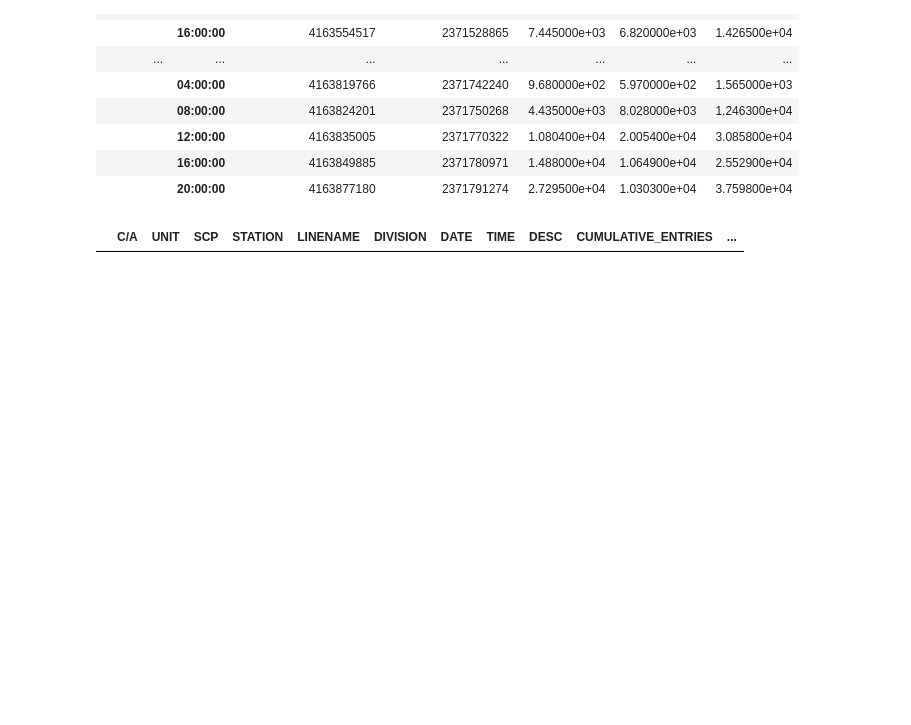
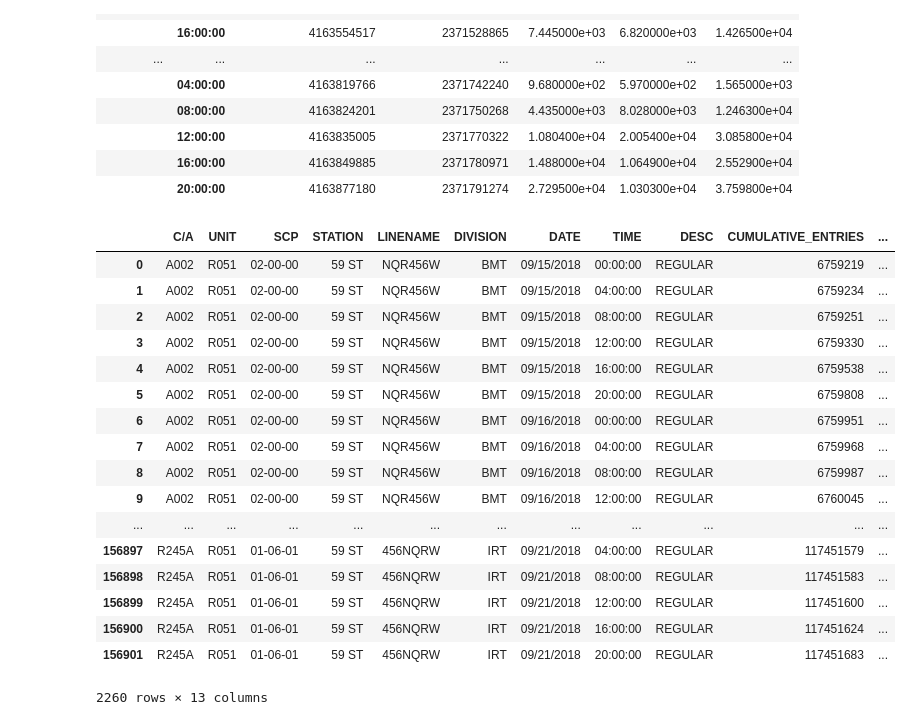
Before and after one commit to dynogravelso/benson_group_2, a Jupyter notebook: Data exploration.ipynb, the cells around one changed output. Cells and saved outputs as stored; diff of their text form; code cells hidden in the pictures; blank space fills up the shorter version.

```diff
--- a/Data exploration.ipynb
+++ b/Data exploration.ipynb
@@ -110,19 +79,37 @@ df3.dropna(how = 'any')
 |  | 16:00:00 | 4163849885 | 2371780971 | 1.488000e+04 | 1.064900e+04 | 2.552900e+04 |
 |  | 20:00:00 | 4163877180 | 2371791274 | 2.729500e+04 | 1.030300e+04 | 3.759800e+04 |
 # %%
-df4 = df
+df_59_ST = df[df['STATION'] == '59 ST'].copy()
 
-df4 = df4[(df4['STATION'] == '59 ST') & (df4['SCP'] == '02-00-01')].copy()
+good_times = ['00:00:00', '04:00:00', '08:00:00', '12:00:00', '16:00:00', '20:00:00']
 
-df4['NET_ENTRIES'] = df4['CUMULATIVE_ENTRIES'].diff()
+df_59_ST['NET_ENTRIES'] = df_59_ST['CUMULATIVE_ENTRIES'].diff()
+df_59_ST['NET_EXITS'] = df_59_ST['CUMULATIVE_EXITS'].diff()
 
-df4
+df_59_ST
 
 # df4 = df4['CUMULATIVE_ENTRIES']
 
 # import matplotlib.pyplot as plt
 
 # plt.scatter(df4.index, df4)
 # plt.show()
 # %% [output]
 |  | C/A | UNIT | SCP | STATION | LINENAME | DIVISION | DATE | TIME | DESC | CUMULATIVE_ENTRIES | ... |
+| 0 | A002 | R051 | 02-00-00 | 59 ST | NQR456W | BMT | 09/15/2018 | 00:00:00 | REGULAR | 6759219 | ... |
+| 1 | A002 | R051 | 02-00-00 | 59 ST | NQR456W | BMT | 09/15/2018 | 04:00:00 | REGULAR | 6759234 | ... |
+| 2 | A002 | R051 | 02-00-00 | 59 ST | NQR456W | BMT | 09/15/2018 | 08:00:00 | REGULAR | 6759251 | ... |
+| 3 | A002 | R051 | 02-00-00 | 59 ST | NQR456W | BMT | 09/15/2018 | 12:00:00 | REGULAR | 6759330 | ... |
+| 4 | A002 | R051 | 02-00-00 | 59 ST | NQR456W | BMT | 09/15/2018 | 16:00:00 | REGULAR | 6759538 | ... |
+| 5 | A002 | R051 | 02-00-00 | 59 ST | NQR456W | BMT | 09/15/2018 | 20:00:00 | REGULAR | 6759808 | ... |
+| 6 | A002 | R051 | 02-00-00 | 59 ST | NQR456W | BMT | 09/16/2018 | 00:00:00 | REGULAR | 6759951 | ... |
+| 7 | A002 | R051 | 02-00-00 | 59 ST | NQR456W | BMT | 09/16/2018 | 04:00:00 | REGULAR | 6759968 | ... |
+| 8 | A002 | R051 | 02-00-00 | 59 ST | NQR456W | BMT | 09/16/2018 | 08:00:00 | REGULAR | 6759987 | ... |
+| 9 | A002 | R051 | 02-00-00 | 59 ST | NQR456W | BMT | 09/16/2018 | 12:00:00 | REGULAR | 6760045 | ... |
+| ... | ... | ... | ... | ... | ... | ... | ... | ... | ... | ... | ... |
+| 156897 | R245A | R051 | 01-06-01 | 59 ST | 456NQRW | IRT | 09/21/2018 | 04:00:00 | REGULAR | 117451579 | ... |
+| 156898 | R245A | R051 | 01-06-01 | 59 ST | 456NQRW | IRT | 09/21/2018 | 08:00:00 | REGULAR | 117451583 | ... |
+| 156899 | R245A | R051 | 01-06-01 | 59 ST | 456NQRW | IRT | 09/21/2018 | 12:00:00 | REGULAR | 117451600 | ... |
+| 156900 | R245A | R051 | 01-06-01 | 59 ST | 456NQRW | IRT | 09/21/2018 | 16:00:00 | REGULAR | 117451624 | ... |
+| 156901 | R245A | R051 | 01-06-01 | 59 ST | 456NQRW | IRT | 09/21/2018 | 20:00:00 | REGULAR | 117451683 | ... |
+2260 rows × 13 columns
```
Also changed, not shown: parts of 4 cells of this notebook.
